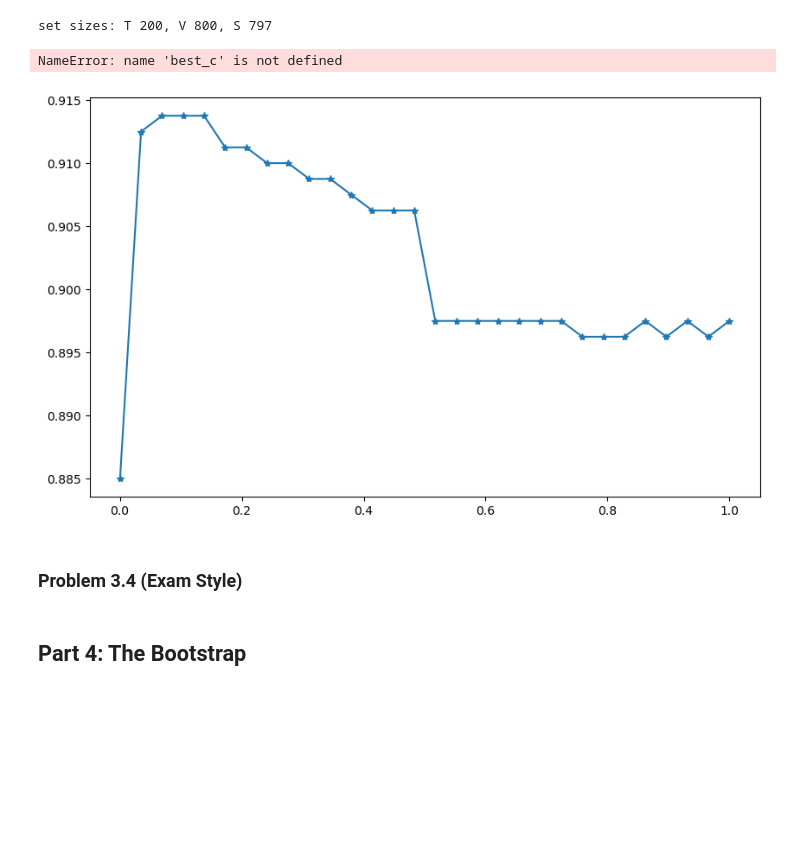
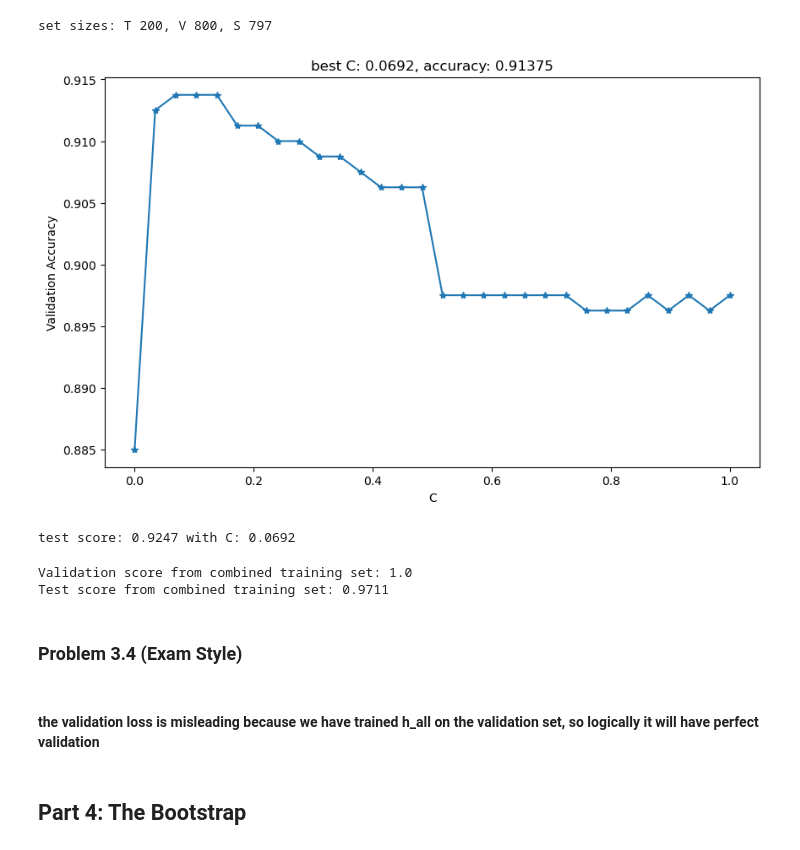
Before and after one commit to detroitnatif/CS371, a Jupyter notebook: hw4/homework04.ipynb, the cells around one changed output. Drawn from its saved outputs; the diff is of its cells as text; code cells hidden in the pictures; blank space fills up the shorter version.

```diff
--- a/hw4/homework04.ipynb
+++ b/hw4/homework04.ipynb
@@ -191,27 +191,51 @@ def best_validation(c_set, t, v):
             top_c = c_val
             top_h = h_hat
     best_acc = max(accs)
+    top_c = np.round(top_c, 4)
     return [top_c, top_h, c_vals, accs, best_acc]
 # %%
 train = mnist.train
 validate = mnist.validate
 
 c_vals = np.linspace(.0002, 1, 30)
 out = best_validation(c_vals, train, validate)
 
 fig, ax = plt.subplots(figsize=(10, 6))
 ax.plot(c_vals, out[3], label='validation accuracy', marker='*')
 
-ax.set_title(f'best C: {best_c}, accuracy: {out[3]}')
+ax.set_title(f'best C: {out[0]}, accuracy: {out[4]}')
 ax.set_xlabel('C')
 ax.set_ylabel('Validation Accuracy')
-ax.grid(True)
 plt.show()
 # %% [output]
-NameError: name 'best_c' is not defined
-[figure, old version]
+[figure, new version]
+# %%
+tsx = mnist.test.x
+tsy = mnist.test.y
+
+test_score = np.round(out[1].score(tsx, tsy), 4)
+print("test score:", test_score, 'with C:', out[0])
+# %% [output]
+test score: 0.9247 with C: 0.0692
+# %%
+x_all = np.concatenate((mnist.train.x, mnist.validate.x), axis=0)
+y_all = np.concatenate((mnist.train.y, mnist.validate.y), axis=0)
+all_tr = SimpleNamespace(x=x_all, y=y_all)
+
+h_all = softmax_classifier(all_tr, out[0])
+
+val_acc_all = h_all.score(validate.x, validate.y)
+print("Validation score from combined training set:", val_acc_all)
+
+ts_acc_all = np.round(h_all.score(tsx, tsy), 4)
+print("Test score from combined training set:", ts_acc_all)
+# %% [output]
+Validation score from combined training set: 1.0
+Test score from combined training set: 0.9711
 # %% [markdown]
 ### Problem 3.4 (Exam Style)
+# %% [markdown]
+#### the validation loss is misleading because we have trained h_all on the validation set, so logically it will have perfect validation
 # %% [markdown]
 ## Part 4: The Bootstrap
 # %% [markdown]
```
